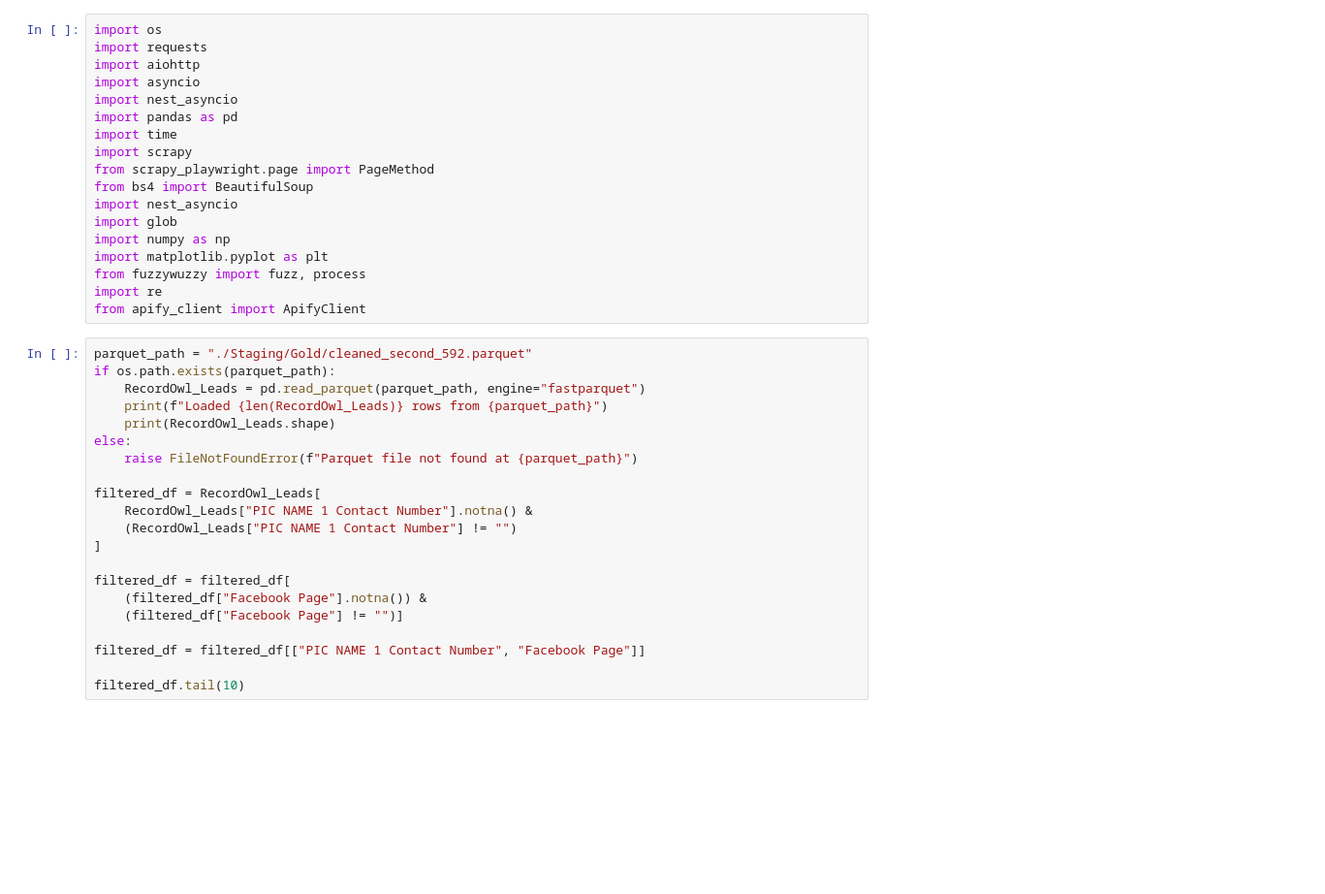
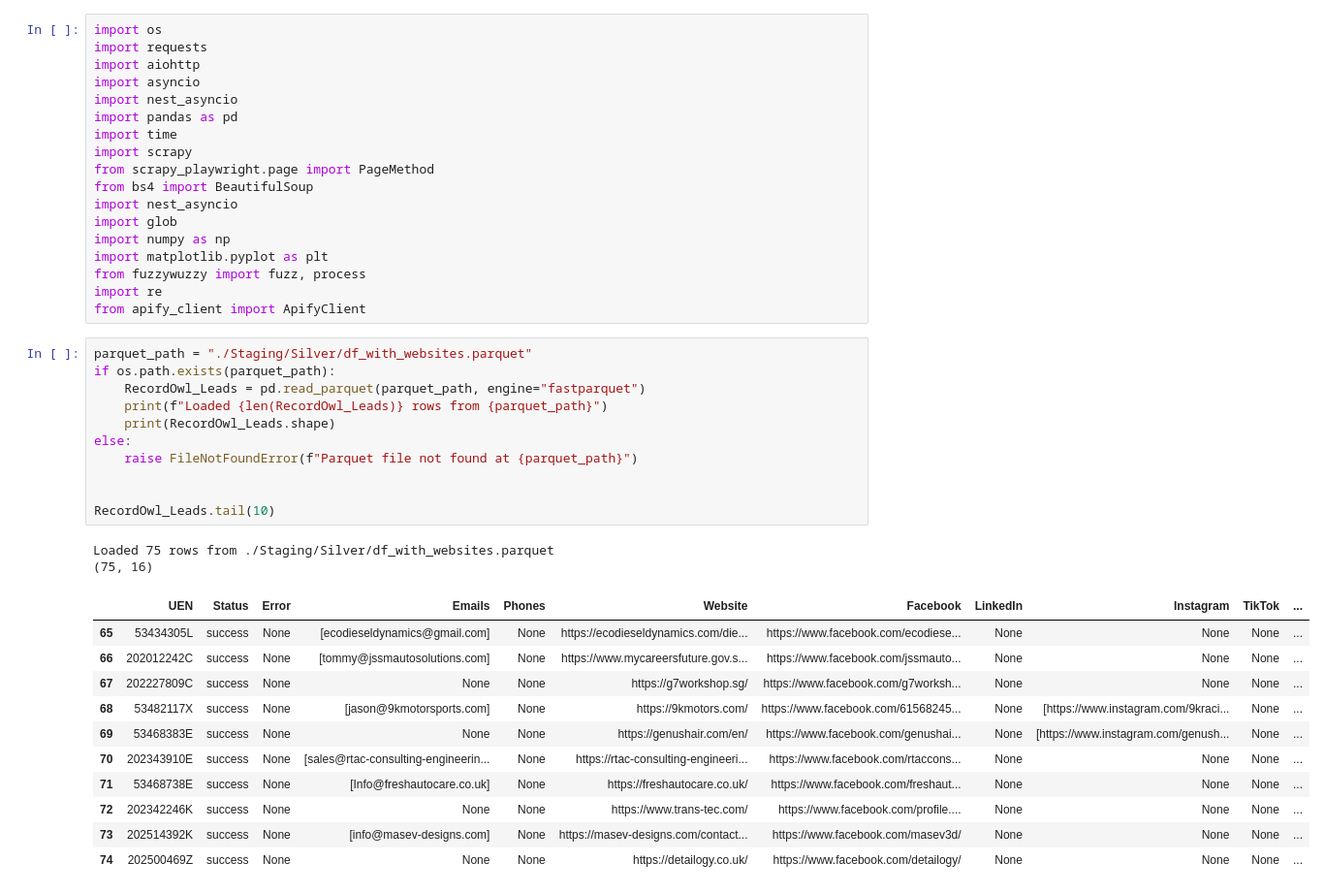
Before and after one commit to AzlieJohari57/Leads_Generation_Pipeline, a Jupyter notebook: Lead_Gen_Pipeline_Silver_3.ipynb, the cells around one changed output. Shown at 97% size. Cells and saved outputs as stored; diff of their text form; blank space fills up the shorter version.

```diff
--- a/Lead_Gen_Pipeline_Silver_3.ipynb
+++ b/Lead_Gen_Pipeline_Silver_3.ipynb
@@ -19,23 +19,27 @@ from fuzzywuzzy import fuzz, process
 import re
 from apify_client import ApifyClient
 # %%
-parquet_path = "./Staging/Gold/cleaned_second_592.parquet"
+parquet_path = "./Staging/Silver/df_with_websites.parquet"
 if os.path.exists(parquet_path):
     RecordOwl_Leads = pd.read_parquet(parquet_path, engine="fastparquet")
     print(f"Loaded {len(RecordOwl_Leads)} rows from {parquet_path}")
     print(RecordOwl_Leads.shape)
 else:
     raise FileNotFoundError(f"Parquet file not found at {parquet_path}")
 
-filtered_df = RecordOwl_Leads[
-    RecordOwl_Leads["PIC NAME 1 Contact Number"].notna() &
-    (RecordOwl_Leads["PIC NAME 1 Contact Number"] != "")
-]
 
-filtered_df = filtered_df[
-    (filtered_df["Facebook Page"].notna()) &
-    (filtered_df["Facebook Page"] != "")]
-
-filtered_df = filtered_df[["PIC NAME 1 Contact Number", "Facebook Page"]]
-
-filtered_df.tail(10)
+RecordOwl_Leads.tail(10)
+# %% [output]
+Loaded 75 rows from ./Staging/Silver/df_with_websites.parquet
+(75, 16)
+|  | UEN | Status | Error | Emails | Phones | Website | Facebook | LinkedIn | Instagram | TikTok | ... |
+| 65 | 53434305L | success | None | [ecodieseldynamics@gmail.com] | None | https://ecodieseldynamics.com/die... | https://www.facebook.com/ecodiese... | None | None | None | ... |
+| 66 | 202012242C | success | None | [tommy@jssmautosolutions.com] | None | https://www.mycareersfuture.gov.s... | https://www.facebook.com/jssmauto... | None | None | None | ... |
+| 67 | 202227809C | success | None | None | None | https://g7workshop.sg/ | https://www.facebook.com/g7worksh... | None | None | None | ... |
+| 68 | 53482117X | success | None | [jason@9kmotorsports.com] | None | https://9kmotors.com/ | https://www.facebook.com/61568245... | None | [https://www.instagram.com/9kraci... | None | ... |
+| 69 | 53468383E | success | None | None | None | https://genushair.com/en/ | https://www.facebook.com/genushai... | None | [https://www.instagram.com/genush... | None | ... |
+| 70 | 202343910E | success | None | [sales@rtac-consulting-engineerin... | None | https://rtac-consulting-engineeri... | https://www.facebook.com/rtaccons... | None | None | None | ... |
+| 71 | 53468738E | success | None | [Info@freshautocare.co.uk] | None | https://freshautocare.co.uk/ | https://www.facebook.com/freshaut... | None | None | None | ... |
+| 72 | 202342246K | success | None | None | None | https://www.trans-tec.com/ | https://www.facebook.com/profile.... | None | None | None | ... |
+| 73 | 202514392K | success | None | [info@masev-designs.com] | None | https://masev-designs.com/contact... | https://www.facebook.com/masev3d/ | None | None | None | ... |
+| 74 | 202500469Z | success | None | None | None | https://detailogy.co.uk/ | https://www.facebook.com/detailogy/ | None | None | None | ... |
```
Also changed, not shown: parts of 8 cells of this notebook, 21 other files.
